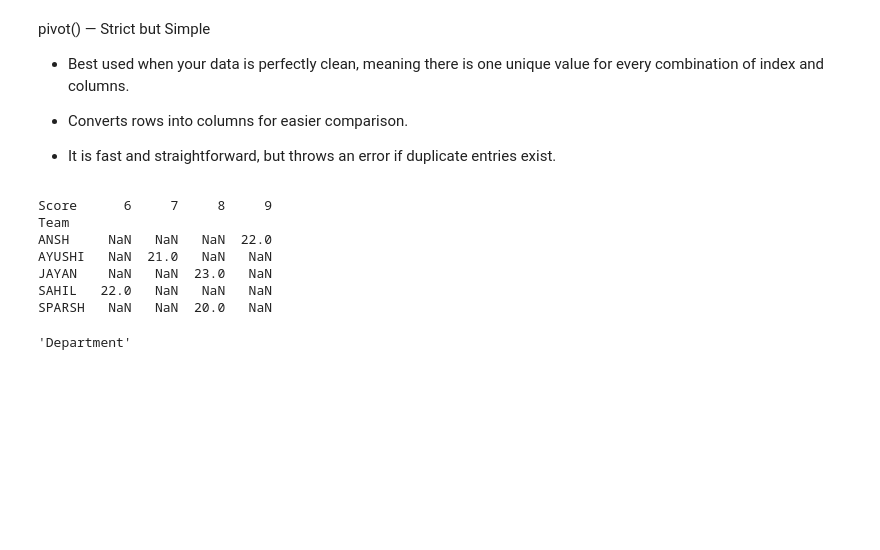
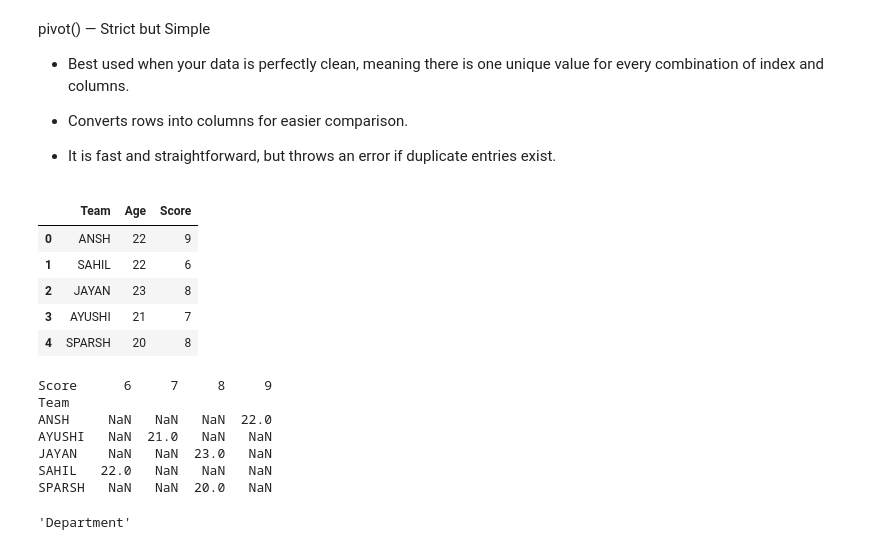
Before and after one commit to dhavalvalaa/Ai_Ml_QB, a Jupyter notebook: pandas/19_06/DataFrame_Exercises.ipynb, the cells around one changed output. Saved outputs shown, nothing was run; the diff lists cells and outputs as text; code cells hidden in the pictures; blank space fills up the shorter version.

```diff
--- a/pandas/19_06/DataFrame_Exercises.ipynb
+++ b/pandas/19_06/DataFrame_Exercises.ipynb
@@ -252,17 +254,24 @@ pivot() — Strict but Simple
 
 - It is fast and straightforward, but throws an error if duplicate entries exist.
 # %%
+import pandas as pd
 data = [('ANSH', 22, 9),
         ('SAHIL', 22, 6),
         ('JAYAN', 23, 8),
         ('AYUSHI', 21, 7),
         ('SPARSH', 20, 8) ]
 
 df_pivot = pd.DataFrame(data, columns=['Team', 'Age', 'Score'])
-
+display(df_pivot)
 a = df_pivot.pivot(index='Team',columns='Score', values='Age')
 print(a)
 # %% [output]
+|  | Team | Age | Score |
+| 0 | ANSH | 22 | 9 |
+| 1 | SAHIL | 22 | 6 |
+| 2 | JAYAN | 23 | 8 |
+| 3 | AYUSHI | 21 | 7 |
+| 4 | SPARSH | 20 | 8 |
 Score      6     7     8     9
 Team
 ANSH     NaN   NaN   NaN  22.0
```
Also changed, not shown: parts of 1 cell of this notebook, 1 other file.
